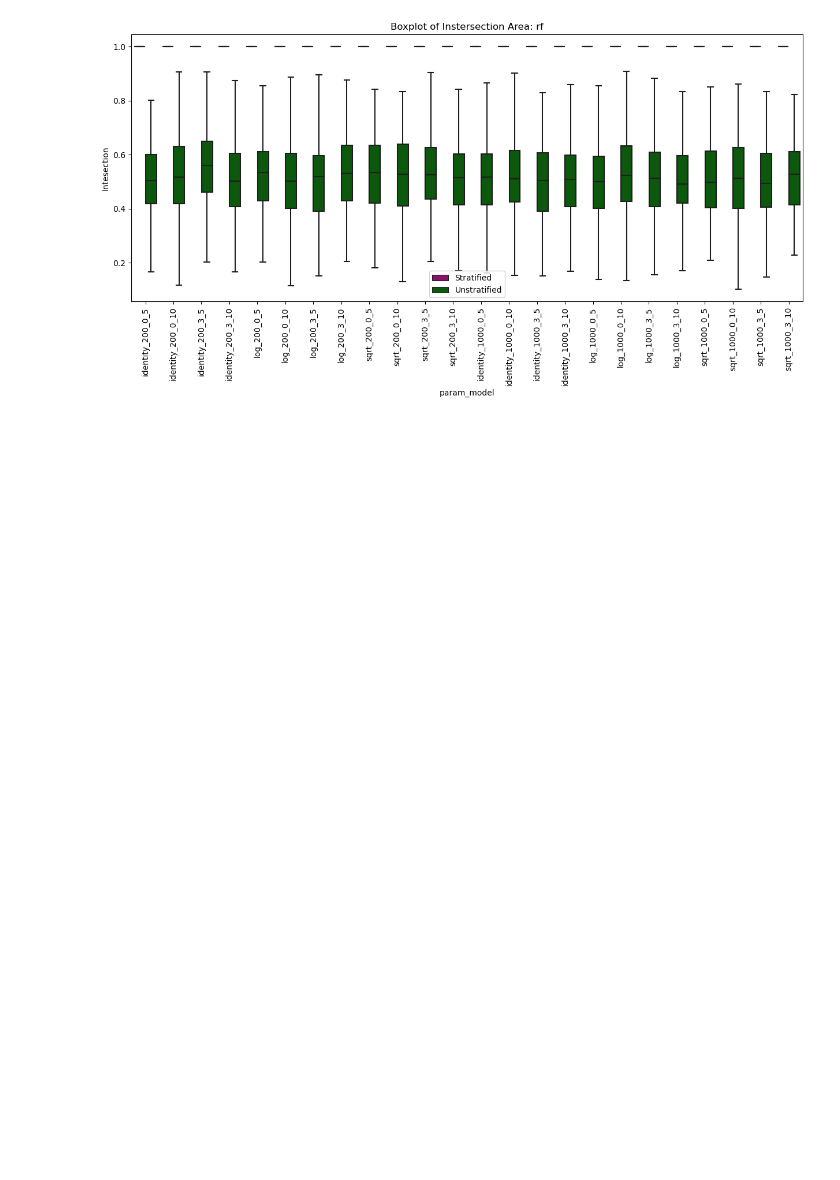
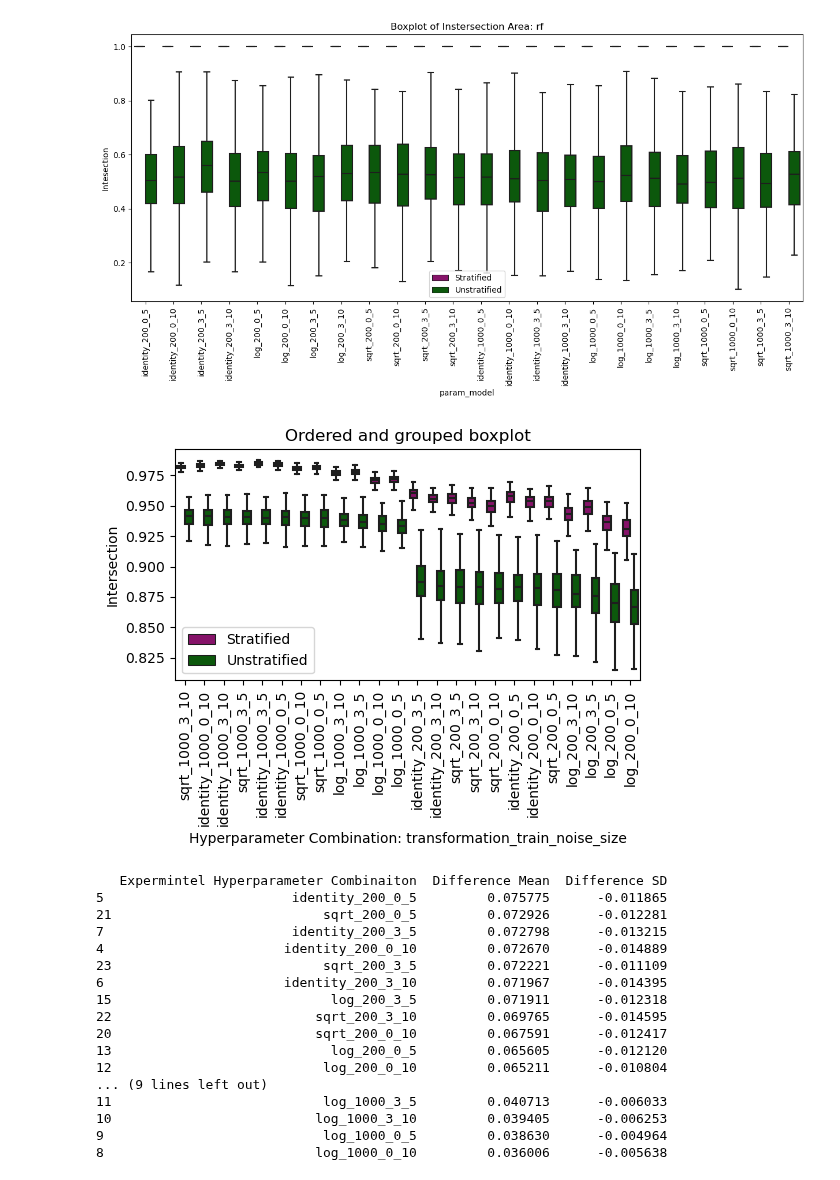
Before and after one commit to annegriddl/slds_stratification, a Jupyter notebook: Simulations/Final_Setup/Evaluation/05_Descriptives_json.ipynb, the cells around one changed output. Saved outputs shown, nothing was run; the diff lists cells and outputs as text; code cells hidden in the pictures; blank space fills up the shorter version.

```diff
--- a/Simulations/Final_Setup/Evaluation/05_Descriptives_json.ipynb
+++ b/Simulations/Final_Setup/Evaluation/05_Descriptives_json.ipynb
@@ -72,9 +71,10 @@ Duplicates:  0
 | 4 | rf | 200 | 100000 | 8 | 0 | ... |
 5 rows × 75 columns
 # %%
-moel_vars = ['model_info_transformation', 'model_info_n_train',	'model_info_noise',	'model_info_group_size']
+model_vars = ['model_info_transformation', 'model_info_n_train',	'model_info_noise',	'model_info_group_size']
+model_vars_title =  [s.rsplit('_', 1)[-1] for s in model_vars]
 
-data['param_model'] = data.loc[:, moel_vars].astype(str).agg('_'.join, axis=1)
+data['param_model'] = data.loc[:, model_vars].astype(str).agg('_'.join, axis=1)
 print('Shape of data', data.shape)
 data['param_model'].head()
 # %% [output]
@@ -197,0 +263,26 @@ for model in models:
+# %%
+# rename colums that startified and unstratified is written at the end
+data = data.rename(columns={'cv_folds_descriptives_stratified_intersection_area': 'cv_folds_descriptives_intersection_area_stratified', 'cv_folds_descriptives_unstratified_intersection_area': 'cv_folds_descriptives_intersection_area_unstratified'})
+
+differences_table_all = plot_eval(value_vars= ['cv_folds_descriptives_intersection_area_stratified', 'cv_folds_descriptives_intersection_area_unstratified'] ,
+          value_name = 'Intersection',
+          data = data, model_vars_title = '_'.join(model_vars_title), transformation = 'None', model = 'None')
+# %% [output]
+[figure, added]
+   Expermintel Hyperparameter Combinaiton  Difference Mean  Difference SD
+5                        identity_200_0_5         0.075775      -0.011865
+21                           sqrt_200_0_5         0.072926      -0.012281
+7                        identity_200_3_5         0.072798      -0.013215
+4                       identity_200_0_10         0.072670      -0.014889
+23                           sqrt_200_3_5         0.072221      -0.011109
+6                       identity_200_3_10         0.071967      -0.014395
+15                            log_200_3_5         0.071911      -0.012318
+22                          sqrt_200_3_10         0.069765      -0.014595
+20                          sqrt_200_0_10         0.067591      -0.012417
+13                            log_200_0_5         0.065605      -0.012120
+12                           log_200_0_10         0.065211      -0.010804
+... (9 lines left out)
+11                           log_1000_3_5         0.040713      -0.006033
+10                          log_1000_3_10         0.039405      -0.006253
+9                            log_1000_0_5         0.038630      -0.004964
+8                           log_1000_0_10         0.036006      -0.005638
```
Also changed, not shown: parts of 3 cells of this notebook, 5 other files.
